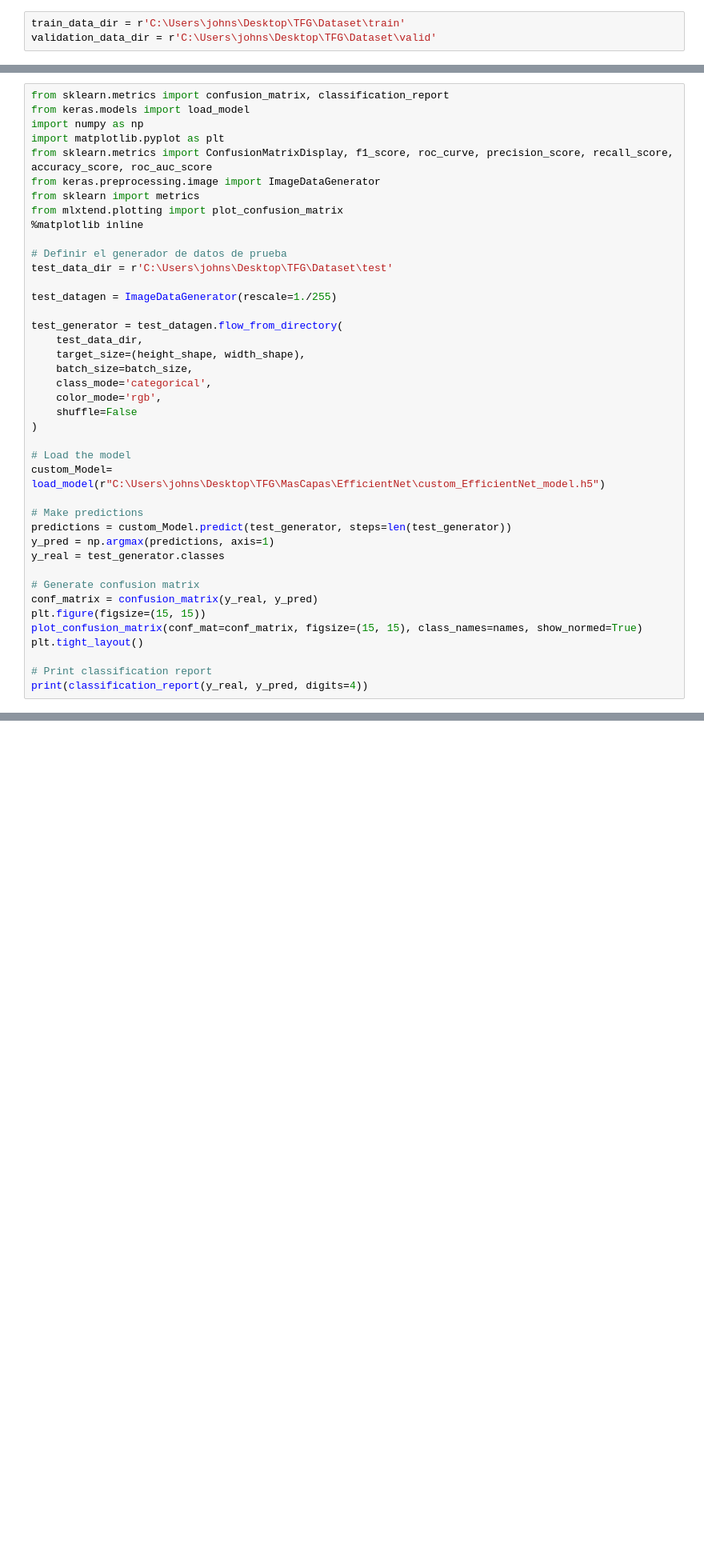
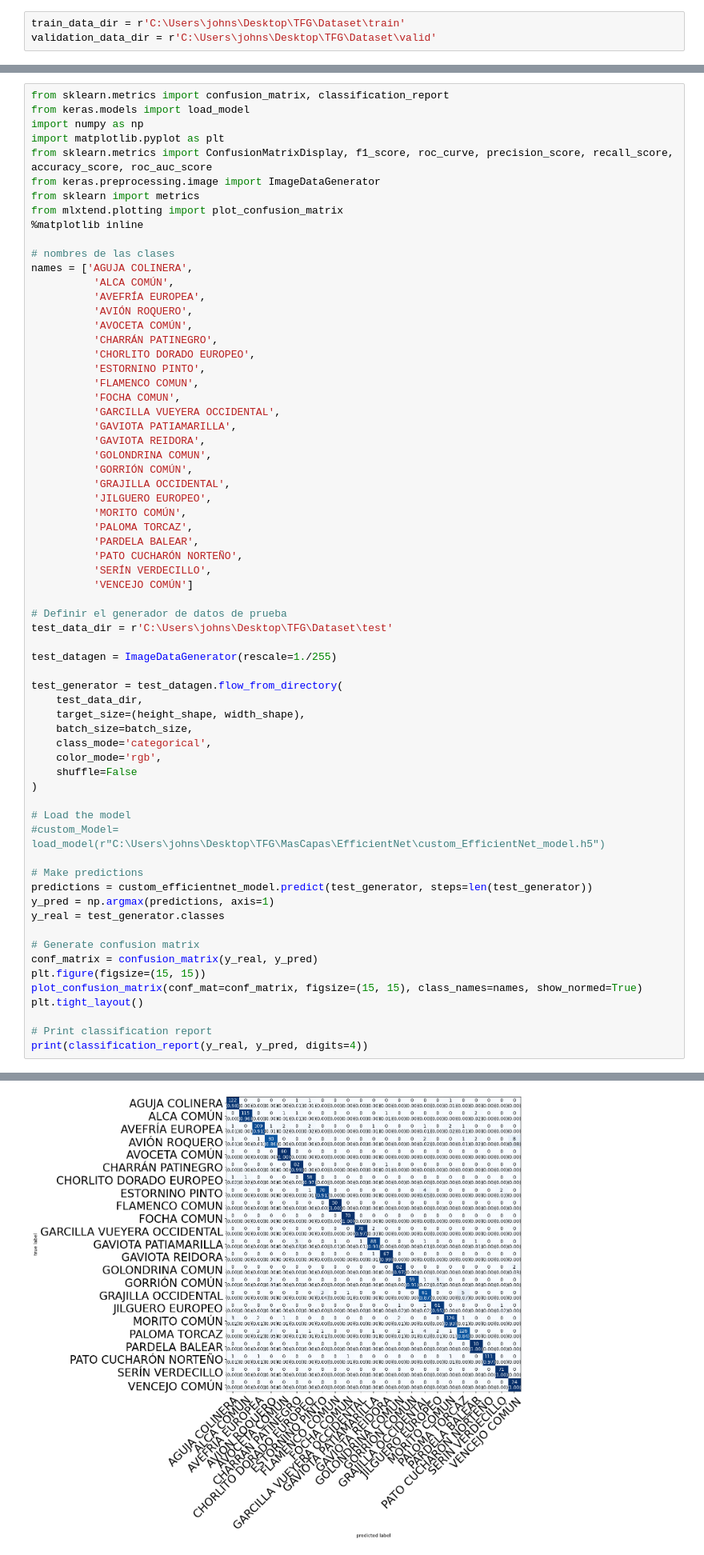
Before and after one commit to Juangm14/TFG, a Jupyter notebook: MasCapas/EfficientNet/Birds_EfficientNet_Adam.ipynb, the cells around one changed output, grey strips where cells are left out. Shown at 80% size. Saved outputs shown, nothing was run; the diff lists cells and outputs as text; blank space fills up the shorter version.

```diff
--- a/MasCapas/EfficientNet/Birds_EfficientNet_Adam.ipynb
+++ b/MasCapas/EfficientNet/Birds_EfficientNet_Adam.ipynb
@@ -279,6 +236,31 @@ from keras.preprocessing.image import ImageDataGenerator
 from sklearn import metrics
 from mlxtend.plotting import plot_confusion_matrix
 %matplotlib inline
+
+# nombres de las clases
+names = ['AGUJA COLINERA',
+          'ALCA COMÚN',
+          'AVEFRÍA EUROPEA',
+          'AVIÓN ROQUERO',
+          'AVOCETA COMÚN',
+          'CHARRÁN PATINEGRO',
+          'CHORLITO DORADO EUROPEO',
+          'ESTORNINO PINTO',
+          'FLAMENCO COMUN',
+          'FOCHA COMUN',
+          'GARCILLA VUEYERA OCCIDENTAL',
+          'GAVIOTA PATIAMARILLA',
+          'GAVIOTA REIDORA',
+          'GOLONDRINA COMUN',
+          'GORRIÓN COMÚN',
+          'GRAJILLA OCCIDENTAL',
+          'JILGUERO EUROPEO',
+          'MORITO COMÚN',
+          'PALOMA TORCAZ',
+          'PARDELA BALEAR',
+          'PATO CUCHARÓN NORTEÑO',
+          'SERÍN VERDECILLO',
+          'VENCEJO COMÚN']
 
 # Definir el generador de datos de prueba
 test_data_dir = r'C:\Users\johns\Desktop\TFG\Dataset\test'
@@ -295,10 +277,10 @@ test_generator = test_datagen.flow_from_directory(
 )
 
 # Load the model
-custom_Model= load_model(r"C:\Users\johns\Desktop\TFG\MasCapas\EfficientNet\custom_EfficientNet_model.h5")
+#custom_Model= load_model(r"C:\Users\johns\Desktop\TFG\MasCapas\EfficientNet\custom_EfficientNet_model.h5")
 
 # Make predictions
-predictions = custom_Model.predict(test_generator, steps=len(test_generator))
+predictions = custom_efficientnet_model.predict(test_generator, steps=len(test_generator))
 y_pred = np.argmax(predictions, axis=1)
 y_real = test_generator.classes
 
@@ -310,3 +292,4 @@ plt.tight_layout()
 
 # Print classification report
 print(classification_report(y_real, y_pred, digits=4))
+# %% [output]
@@ -313,2 +314,3 @@ print(classification_report(y_real, y_pred, digits=4))
+[figure, added]
 # %%
 print(y_real)
```
Also changed, not shown: parts of 9 cells of this notebook, 2 other files.
